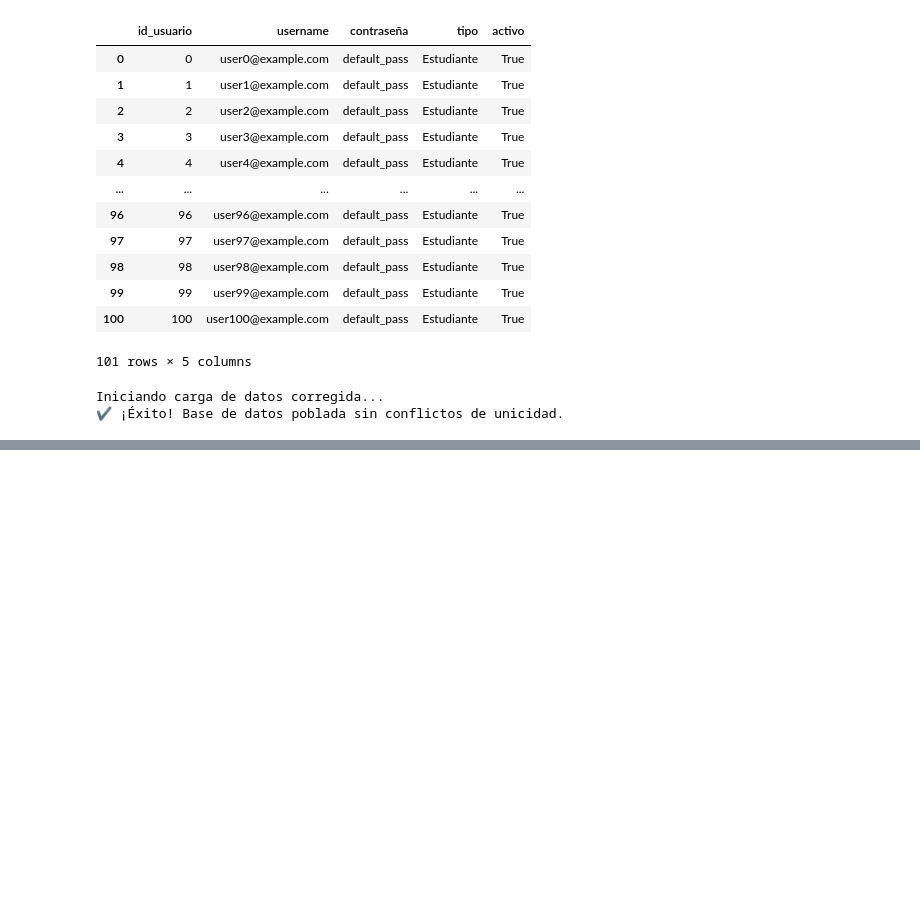
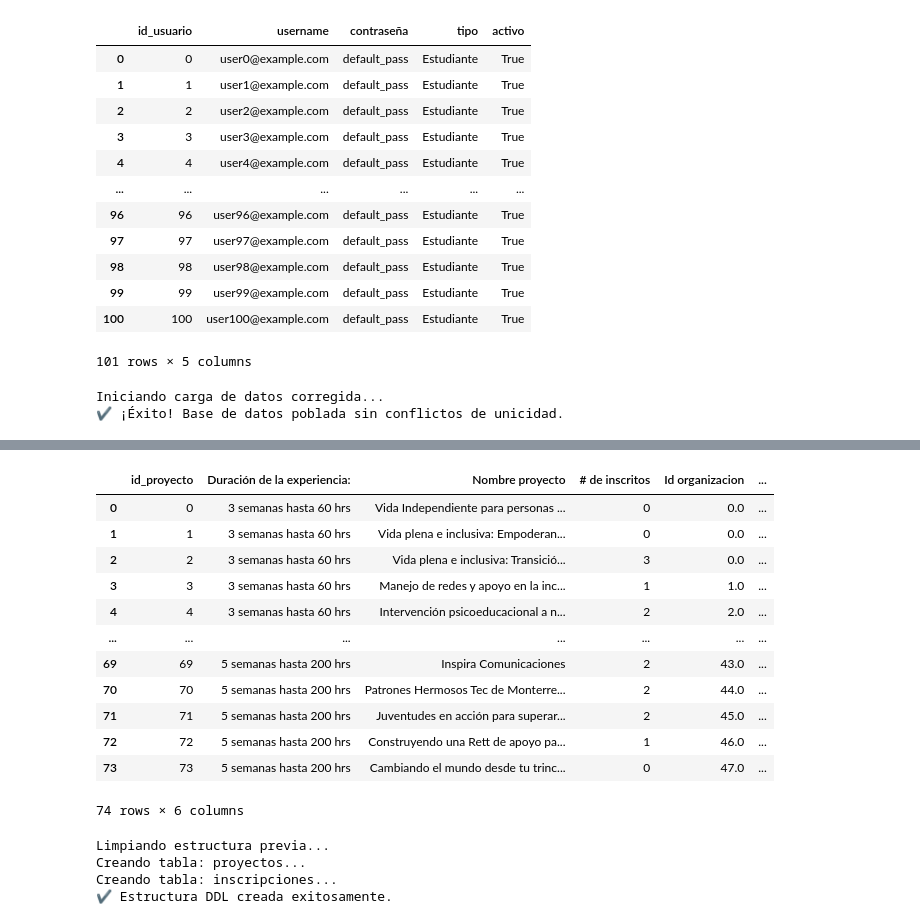
Before and after one commit to MarcosSaade/secure-fair, a Jupyter notebook: backend/Dummy/backend_dummy2.ipynb, the cells around one changed output, grey strips where cells are left out. Cells and saved outputs as stored; diff of their text form; code cells hidden in the pictures; blank space fills up the shorter version.

```diff
--- a/backend/Dummy/backend_dummy2.ipynb
+++ b/backend/Dummy/backend_dummy2.ipynb
@@ -411,3 +411,18 @@ except Exception as e:
 # %% [output]
 Iniciando carga de datos corregida...
 ✔ ¡Éxito! Base de datos poblada sin conflictos de unicidad.
+# %%
+proyectos_final = proyectos.rename(columns={
+    "id_proyecto_viejo": "id_proyecto",  # O asegurar que ya se llama así
+    "Duración": "Duración de la experiencia:",
+    "Nombre": "Nombre proyecto",
+    "NumInscritos": "# de inscritos",
+    "id_org": "Id organizacion",
+    "correo_org": "Correo de la organización"
+})
+
+# === B. Preparación del DataFrame INSCRIPCIONES ===
+inscripciones_final = inscripciones.rename(columns={
+    "id_estudiante_viejo": "id_estudiante",
+    "id_proyecto_viejo": "id_proyecto"
+})
@@ -413,0 +445,16 @@ Iniciando carga de datos corregida...
+# %%
+proyectos_final
+# %% [output]
+|  | id_proyecto | Duración de la experiencia: | Nombre proyecto | # de inscritos | Id organizacion | ... |
+| 0 | 0 | 3 semanas hasta 60 hrs | Vida Independiente para personas ... | 0 | 0.0 | ... |
+| 1 | 1 | 3 semanas hasta 60 hrs | Vida plena e inclusiva: Empoderan... | 0 | 0.0 | ... |
+| 2 | 2 | 3 semanas hasta 60 hrs | Vida plena e inclusiva: Transició... | 3 | 0.0 | ... |
+| 3 | 3 | 3 semanas hasta 60 hrs | Manejo de redes y apoyo en la inc... | 1 | 1.0 | ... |
+| 4 | 4 | 3 semanas hasta 60 hrs | Intervención psicoeducacional a n... | 2 | 2.0 | ... |
+| ... | ... | ... | ... | ... | ... | ... |
+| 69 | 69 | 5 semanas hasta 200 hrs | Inspira Comunicaciones | 2 | 43.0 | ... |
+| 70 | 70 | 5 semanas hasta 200 hrs | Patrones Hermosos Tec de Monterre... | 2 | 44.0 | ... |
+| 71 | 71 | 5 semanas hasta 200 hrs | Juventudes en acción para superar... | 2 | 45.0 | ... |
+| 72 | 72 | 5 semanas hasta 200 hrs | Construyendo una Rett de apoyo pa... | 1 | 46.0 | ... |
+| 73 | 73 | 5 semanas hasta 200 hrs | Cambiando el mundo desde tu trinc... | 0 | 47.0 | ... |
+74 rows × 6 columns
@@ -413,0 +467,37 @@ Iniciando carga de datos corregida...
+# %%
+with engine_final.connect() as conn:
+
+    conn.execute(text("DROP TABLE IF EXISTS inscripciones, proyectos CASCADE;"))
+
+    print("Limpiando estructura previa...")
+    # 2. Creación de tabla PROYECTOS
+    # Nota: id_proyecto es SERIAL PK para generación automática de IDs
+    print("Creando tabla: proyectos...")
+
+    conn.execute(text("""
+        CREATE TABLE proyectos (
+            id_proyecto SERIAL PRIMARY KEY,
+            "Duración de la experiencia: " VARCHAR(100), -- Nombres con espacios requieren comillas dobles
+            "Nombre proyecto" VARCHAR(200),
+            "# de inscritos" INTEGER,
+            "Id organizacion" INTEGER REFERENCES organizaciones(id_organizacion) ON DELETE SET NULL, -- Asumiendo que existe la tabla organizaciones
+            "Correo de la organización" VARCHAR(150)
+        );
+    """))
+
+    # 3. Creación de tabla intermedia: INSCRIPCIONES
+    print("Creando tabla: inscripciones...")
+    conn.execute(text("""
+        CREATE TABLE inscripciones (
+            id_estudiante INTEGER REFERENCES estudiantes(id_estudiante) ON DELETE CASCADE,
+            id_proyecto INTEGER REFERENCES proyectos(id_proyecto) ON DELETE CASCADE,
+            PRIMARY KEY (id_estudiante, id_proyecto) -- PK compuesta para evitar duplicados estudiante-proyecto
+        );
+    """))
+    conn.commit()
+    print("✔ Estructura DDL creada exitosamente.")
+# %% [output]
+Limpiando estructura previa...
+Creando tabla: proyectos...
+Creando tabla: inscripciones...
+✔ Estructura DDL creada exitosamente.
```
Also changed, not shown: parts of 4 cells of this notebook.
